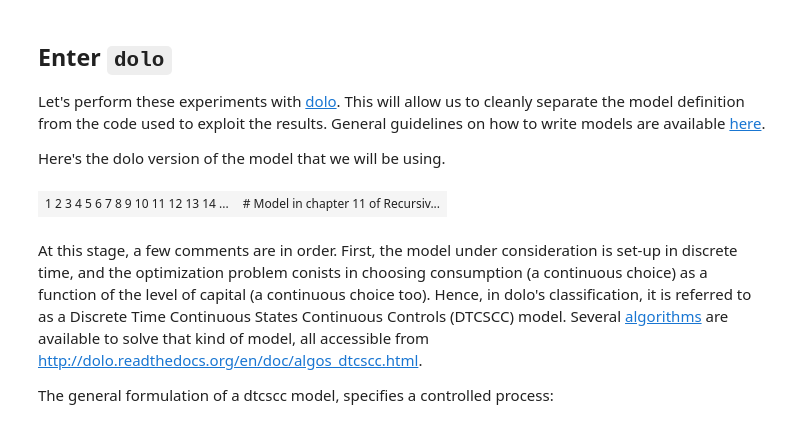
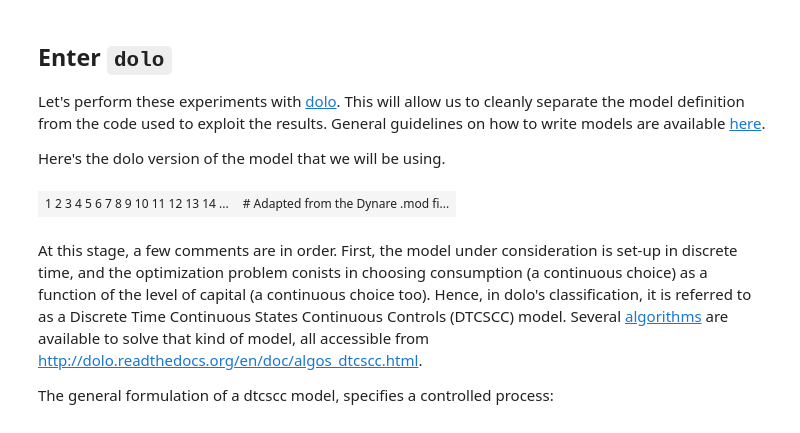
Before and after one commit to EconForge/dolo.py, a Jupyter notebook: examples/notebooks/rmt3_ch11.ipynb, the cells around one changed output. Drawn from its saved outputs; the diff is of its cells as text; code cells hidden in the pictures.

```diff
--- a/examples/notebooks/rmt3_ch11.ipynb
+++ b/examples/notebooks/rmt3_ch11.ipynb
@@ -121,9 +121,10 @@ used to exploit the results. General guidelines on how to write models are avail
 Here's the dolo version of the model that we will be using.
 # %%
 url = "https://raw.githubusercontent.com/EconForge/dolo/master/examples/models/rmt3_ch11.yaml"
+url = "../models/Figv4_1191.yaml"
 pcat(url)
 # %% [output]
-| 1 2 3 4 5 6 7 8 9 10 11 12 13 14 ... | # Model in chapter 11 of Recursiv... |
+| 1 2 3 4 5 6 7 8 9 10 11 12 13 14 ... | # Adapted from the Dynare .mod fi... |
 # %% [markdown]
 At this stage, a few comments are in order. First, the model under consideration is set-up in discrete time, and the optimization problem conists in choosing consumption (a continuous choice) as a function of the level of capital (a continuous choice too). Hence, in dolo's classification, it is referred to as a Discrete Time Continuous States Continuous Controls (DTCSCC) model. Several [algorithms](http://dolo.readthedocs.org/en/doc/algos_dtcscc.html) are available to solve that kind of model, all accessible from http://dolo.readthedocs.org/en/doc/algos_dtcscc.html.
 
```
Also changed, not shown: 1 other file.
